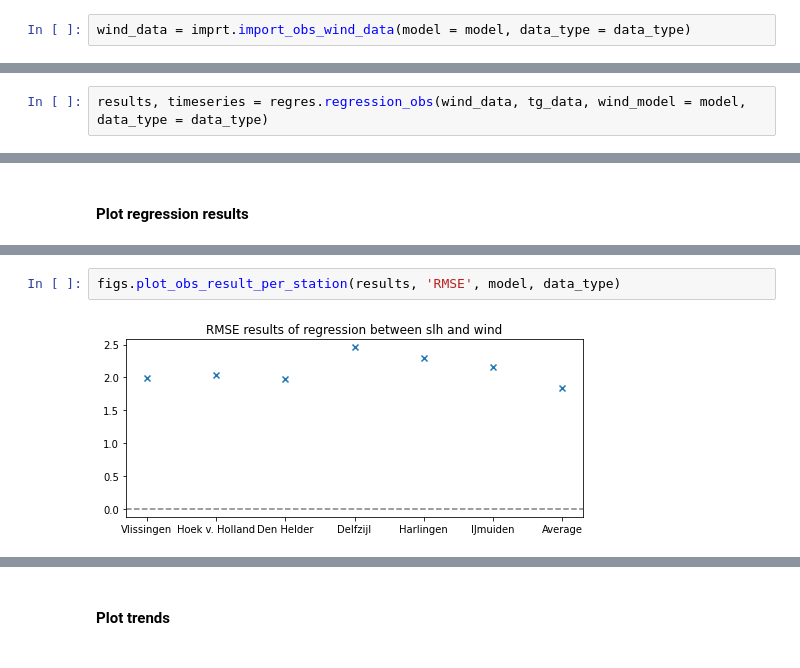
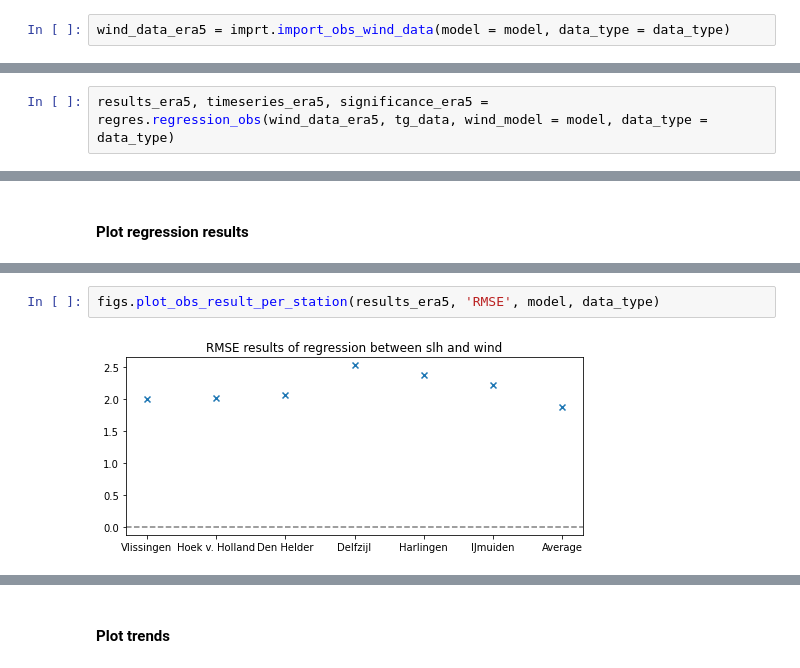
Before and after one commit to iris-keizer/Thesis-KNMI, a Jupyter notebook: Wind_contribution/Analysis/notebooks/timmerman_regression_obs.ipynb, the cells around one changed output, grey strips where cells are left out. Saved outputs shown, nothing was run; the diff lists cells and outputs as text.

```diff
--- a/Wind_contribution/Analysis/notebooks/timmerman_regression_obs.ipynb
+++ b/Wind_contribution/Analysis/notebooks/timmerman_regression_obs.ipynb
@@ -39,4 +39,4 @@ figs.plot_tg_data(tg_data)
 # %% [markdown]
 #### Import and plot nearby wind data
 # %%
-wind_data = imprt.import_obs_wind_data(model = model, data_type = data_type)
+wind_data_era5 = imprt.import_obs_wind_data(model = model, data_type = data_type)
@@ -66,4 +66,4 @@ figs.plot_obs_wind_data(wind_data, model = model)
 # %% [markdown]
 ### Perform regression
 # %%
-results, timeseries = regres.regression_obs(wind_data, tg_data, wind_model = model, data_type = data_type)
+results_era5, timeseries_era5, significance_era5 = regres.regression_obs(wind_data_era5, tg_data, wind_model = model, data_type = data_type)
@@ -105,7 +124,7 @@ figs.plot_obs_result_per_station(results, 'R$^2$', model, data_type)
 # %% [output]
 [figure]
 # %%
-figs.plot_obs_result_per_station(results, 'RMSE', model, data_type)
+figs.plot_obs_result_per_station(results_era5, 'RMSE', model, data_type)
 # %% [output]
-[figure, old version]
+[figure, new version]
 # %%
```
Also changed, not shown: parts of 37 cells of this notebook, 23 other files.
